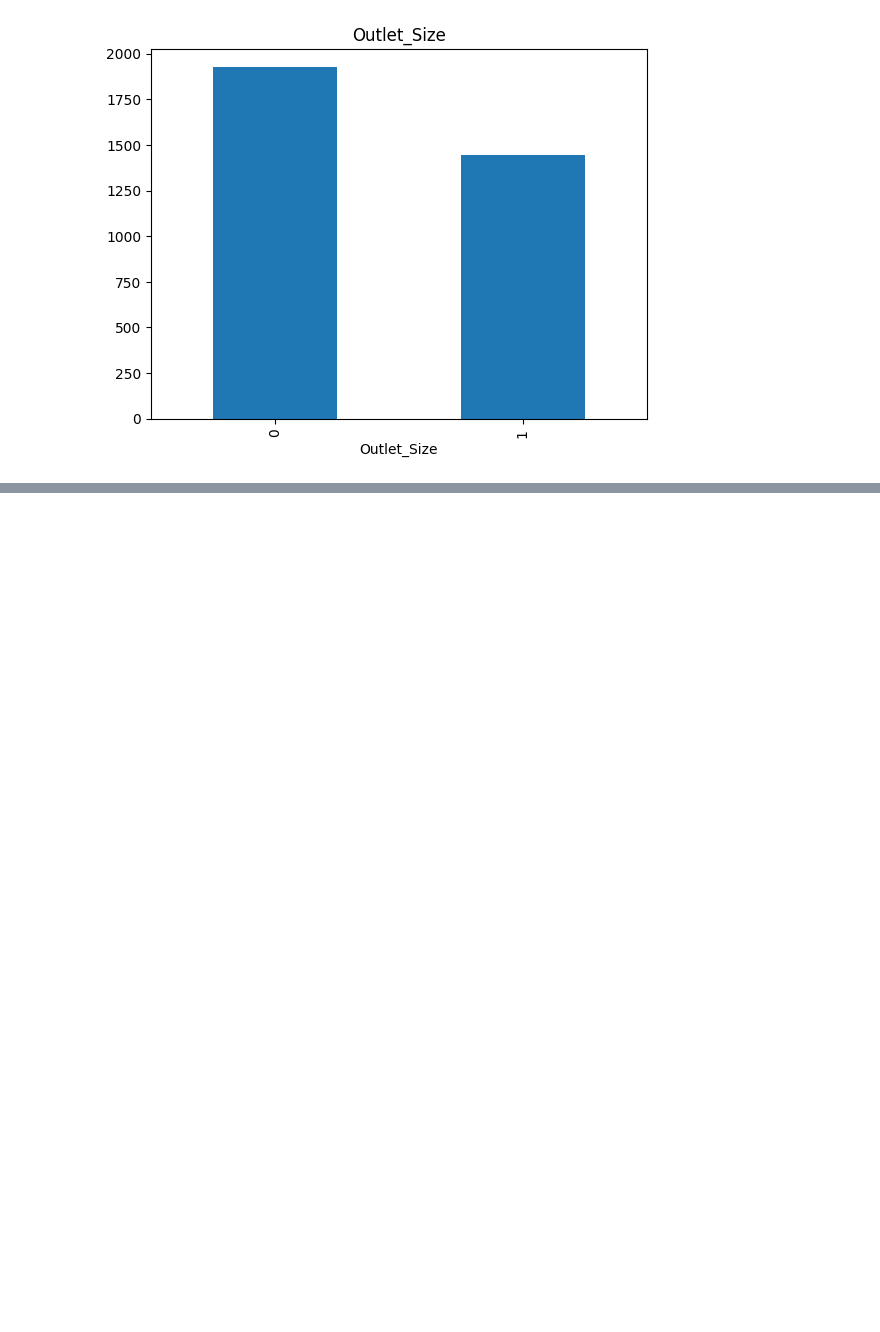
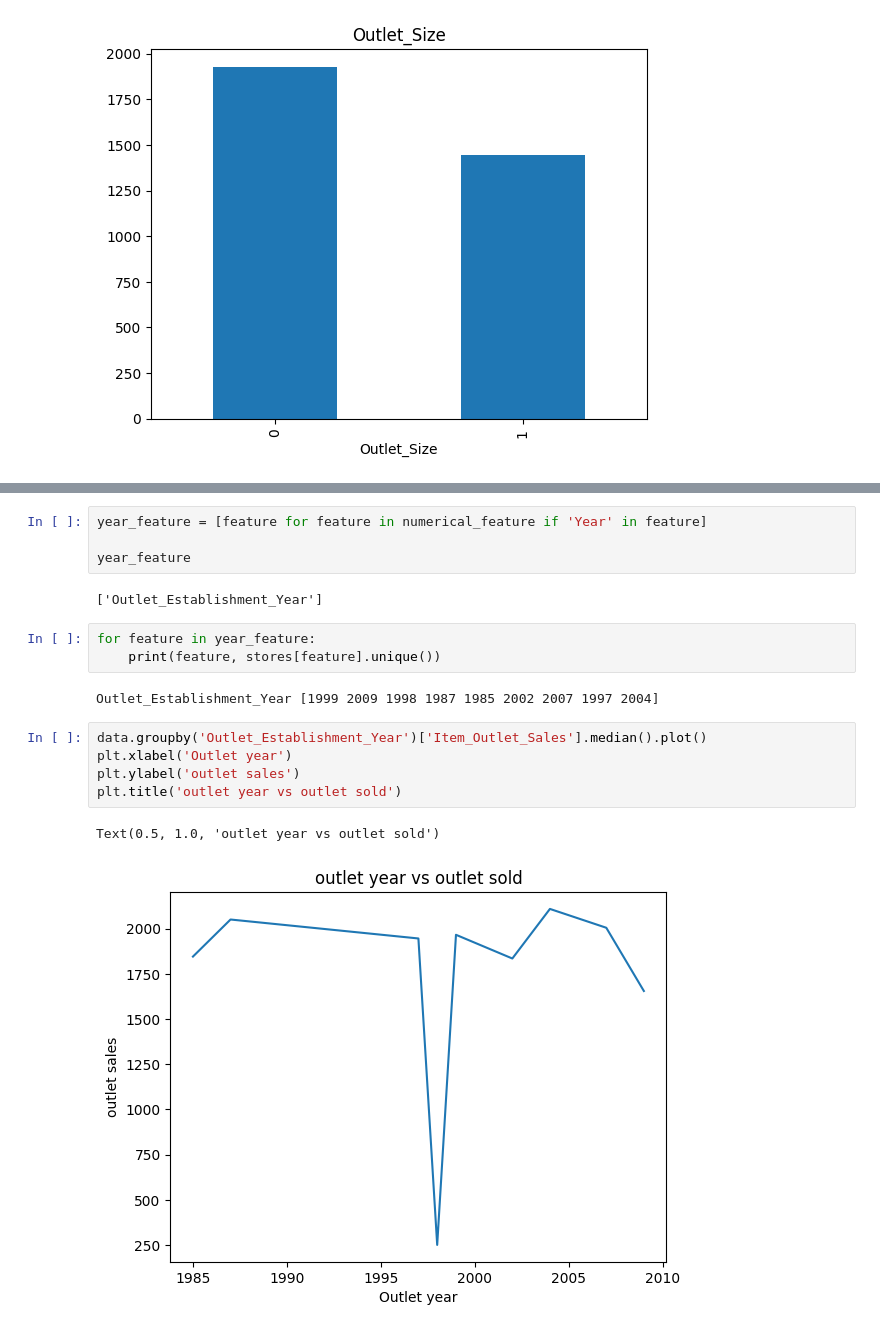
Before and after one commit to MichaelOdons/End-to-End-ML-Project, a Jupyter notebook: research/experiment.ipynb, the cells around one changed output, grey strips where cells are left out. Cells and saved outputs as stored; diff of their text form; blank space fills up the shorter version.

```diff
--- a/research/experiment.ipynb
+++ b/research/experiment.ipynb
@@ -79,0 +95,19 @@ for feature in features_with_na:
+# %%
+year_feature = [feature for feature in numerical_feature if 'Year' in feature]
+
+year_feature
+# %% [output]
+['Outlet_Establishment_Year']
+# %%
+for feature in year_feature:
+    print(feature, stores[feature].unique())
+# %% [output]
+Outlet_Establishment_Year [1999 2009 1998 1987 1985 2002 2007 1997 2004]
+# %%
+data.groupby('Outlet_Establishment_Year')['Item_Outlet_Sales'].median().plot()
+plt.xlabel('Outlet year')
+plt.ylabel('outlet sales')
+plt.title('outlet year vs outlet sold')
+# %% [output]
+Text(0.5, 1.0, 'outlet year vs outlet sold')
+[figure, added]
```
Also changed, not shown: parts of 19 cells of this notebook.
